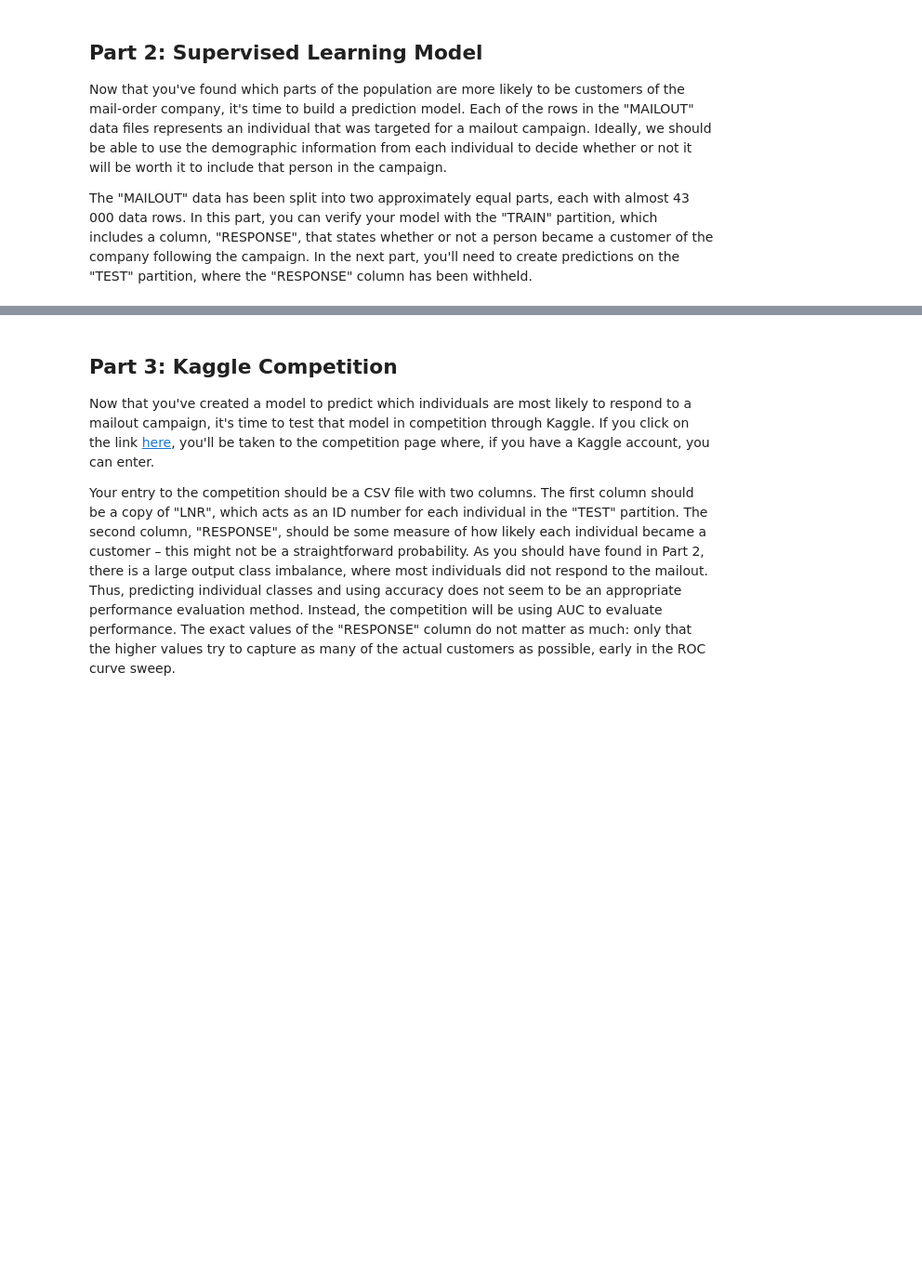
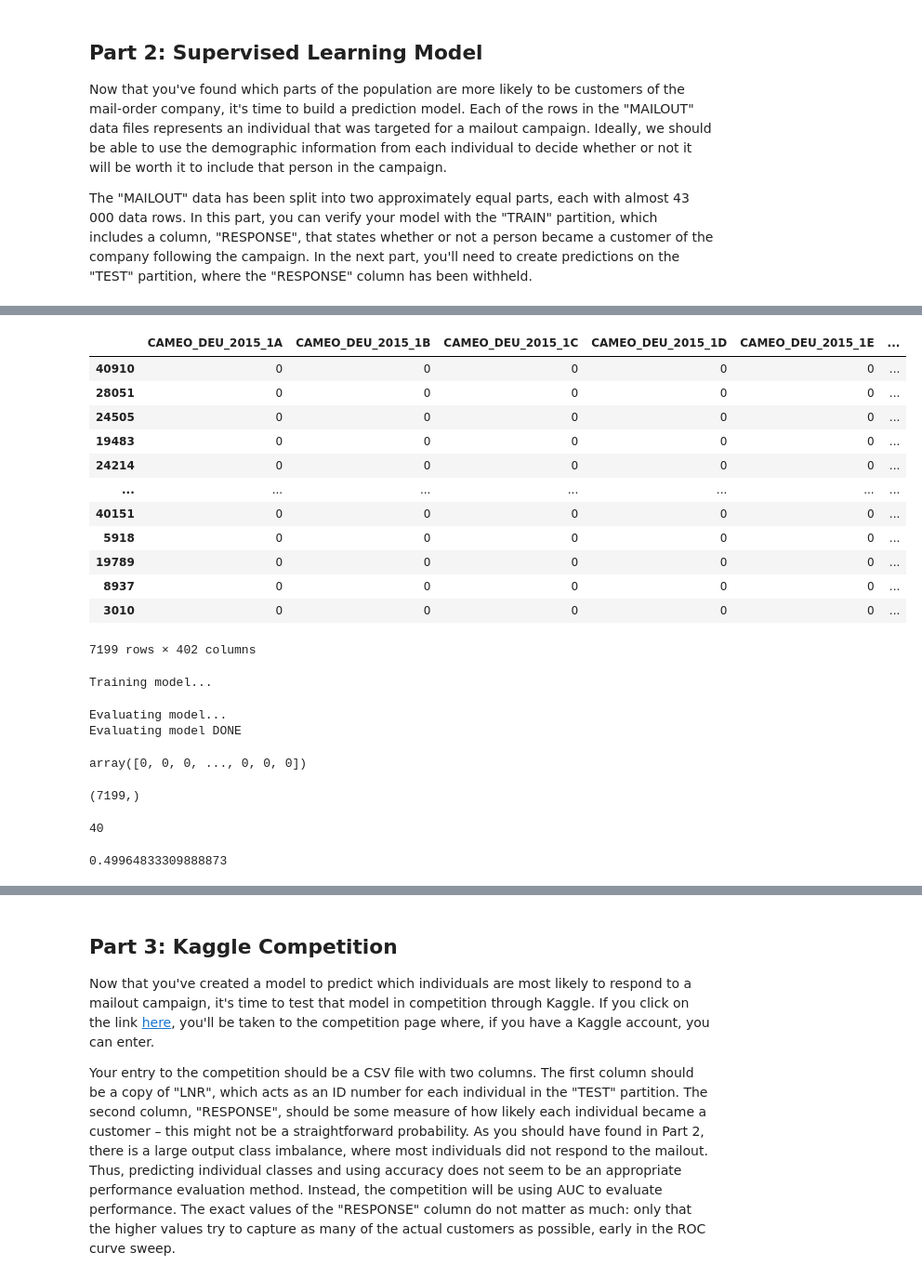
Before and after one commit to olghab/dataScienceCapstoneProject, a Jupyter notebook: Arvato Project Workbook.ipynb, the cells around one changed output, grey strips where cells are left out. Shown at 93% size. Drawn from its saved outputs; the diff is of its cells as text; code cells hidden in the pictures; blank space fills up the shorter version.

```diff
--- a/Arvato Project Workbook.ipynb
+++ b/Arvato Project Workbook.ipynb
@@ -924,0 +1018,3 @@ mailout_train = pd.read_csv('../../data/Term2/capstone/arvato_data/Udacity_MAILO
+# %%
+y = mailout_train_cleaned[['RESPONSE']]
+y.shape
@@ -924,0 +1032,6 @@ mailout_train = pd.read_csv('../../data/Term2/capstone/arvato_data/Udacity_MAILO
+# %%
+for i in range(y.shape[0]):
+
+    if(y.values[i] != 0):
+        y.values[i] = 100
+        print(i, y.values[i])
@@ -924,0 +1141,25 @@ mailout_train = pd.read_csv('../../data/Term2/capstone/arvato_data/Udacity_MAILO
+# %%
+X_test
+# %% [output]
+|  | CAMEO_DEU_2015_1A | CAMEO_DEU_2015_1B | CAMEO_DEU_2015_1C | CAMEO_DEU_2015_1D | CAMEO_DEU_2015_1E | ... |
+| 40910 | 0 | 0 | 0 | 0 | 0 | ... |
+| 28051 | 0 | 0 | 0 | 0 | 0 | ... |
+| 24505 | 0 | 0 | 0 | 0 | 0 | ... |
+| 19483 | 0 | 0 | 0 | 0 | 0 | ... |
+| 24214 | 0 | 0 | 0 | 0 | 0 | ... |
+| ... | ... | ... | ... | ... | ... | ... |
+| 40151 | 0 | 0 | 0 | 0 | 0 | ... |
+| 5918 | 0 | 0 | 0 | 0 | 0 | ... |
+| 19789 | 0 | 0 | 0 | 0 | 0 | ... |
+| 8937 | 0 | 0 | 0 | 0 | 0 | ... |
+| 3010 | 0 | 0 | 0 | 0 | 0 | ... |
+7199 rows × 402 columns
+# %%
+print('Training model...')
+# train pipeline
+model.fit(X_train, y_train.values.ravel())
+print(model.best_params_)
+print(model.best_score_)
+print('Training model DONE')
+# %% [output]
+Training model...
@@ -924,0 +1168,27 @@ mailout_train = pd.read_csv('../../data/Term2/capstone/arvato_data/Udacity_MAILO
+# %%
+print('Evaluating model...')
+prediction = model.predict(X_test)
+Y_pred = pd.DataFrame(model.predict(X_test), columns=[category_names])
+print('Evaluating model DONE')
+# %% [output]
+Evaluating model...
+Evaluating model DONE
+# %%
+prediction
+# %% [output]
+array([0, 0, 0, ..., 0, 0, 0])
+# %%
+prediction.shape
+# %% [output]
+(7199,)
+# %%
+# check number of 1's
+prediction.sum()
+# %% [output]
+40
+# %%
+from sklearn.metrics import roc_auc_score
+
+roc_auc_score(y_test, prediction)
+# %% [output]
+0.49964833309888873
```
Also changed, not shown: parts of 38 cells of this notebook.
